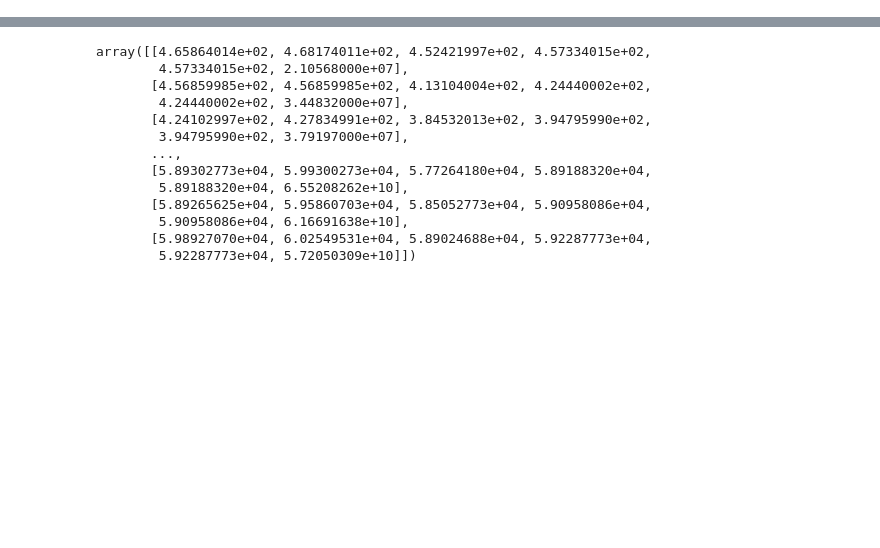
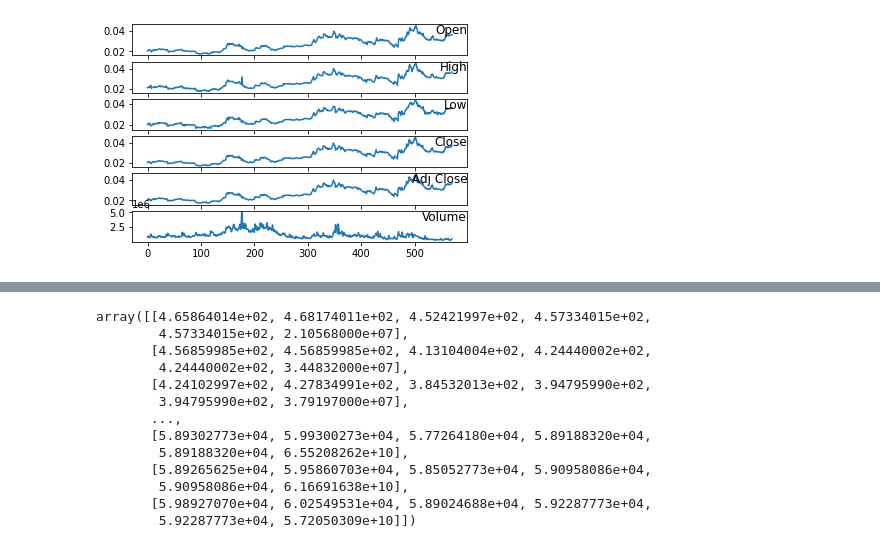
Before and after one commit to harmishpatel21/forecasting-crypto, a Jupyter notebook: Data_extraction.ipynb, the cells around one changed output, grey strips where cells are left out. Cells and saved outputs as stored; diff of their text form; code cells hidden in the pictures; blank space fills up the shorter version.

```diff
--- a/Data_extraction.ipynb
+++ b/Data_extraction.ipynb
@@ -82,0 +83,13 @@ data.head()
+# %%
+values = data.values
+groups = [0,1,2,3,4,5]
+i = 1
+plt.figure()
+for group in groups:
+  plt.subplot(len(groups),1,i)
+  plt.plot(values[:, group])
+  plt.title(data.columns[group], y = 0.5, loc = 'right')
+  i += 1
+plt.show()
+# %% [output]
+[figure, added]
```
Also changed, not shown: parts of 17 cells of this notebook.
